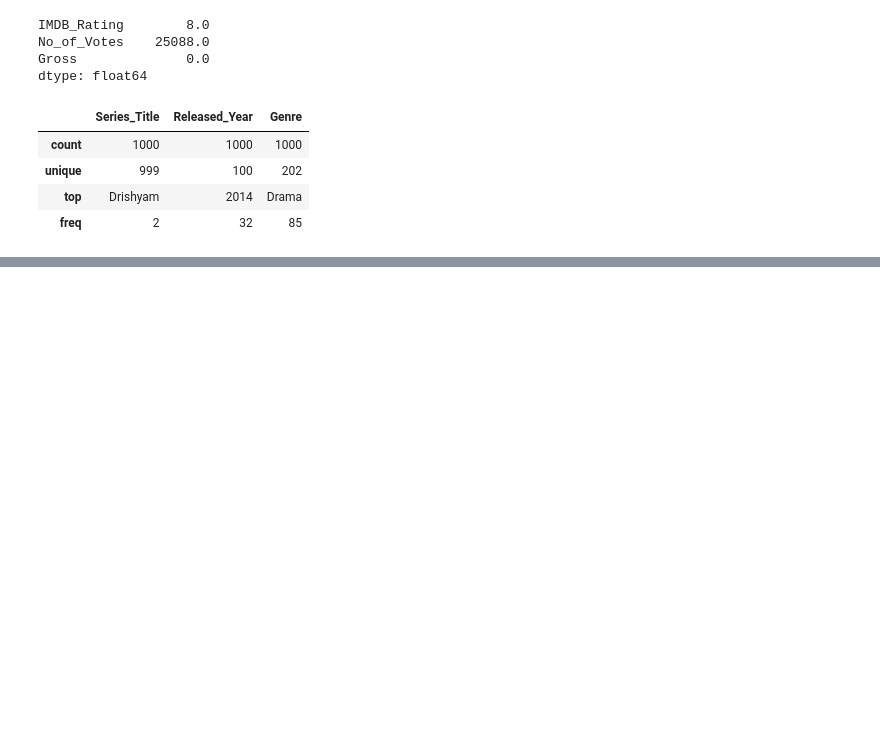
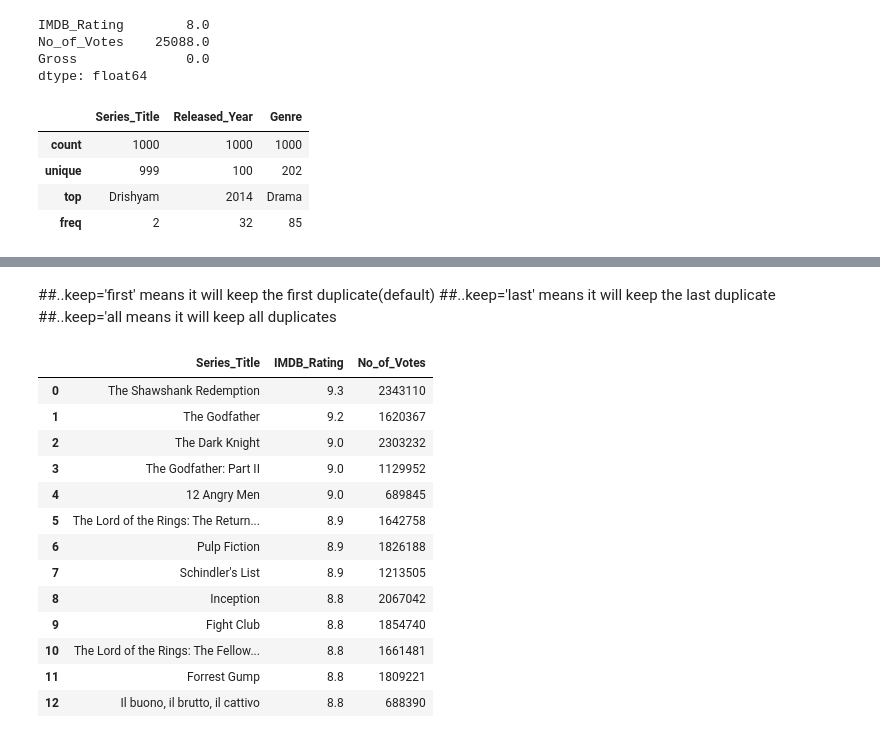
Before and after one commit to SunilDas12/Pandas-Numpy, a Jupyter notebook: 4_1_dataframe.ipynb, the cells around one changed output, grey strips where cells are left out. Cells and saved outputs as stored; diff of their text form; code cells hidden in the pictures; blank space fills up the shorter version.

Commit message:
Pandas dataframe

```diff
--- a/4_1_dataframe.ipynb
+++ b/4_1_dataframe.ipynb
@@ -289,0 +292,5 @@ movies.describe(include=['O'])   # Includes every datatype if you specify 'all'
+# %%
+cols=['Series_Title','IMDB_Rating','No_of_Votes']
+# %%
+movies=pd.read_csv('Resources\imdb_top_1000.csv', usecols=cols)
+movies
@@ -289,0 +370,21 @@ movies.describe(include=['O'])   # Includes every datatype if you specify 'all'
+# %% [markdown]
+##..keep='first' means it will keep the first duplicate(default)
+##..keep='last' means it will keep the last duplicate
+##..keep='all means it will keep all duplicates
+# %%
+movies.nlargest(n=10, columns=['IMDB_Rating'], keep='all')
+# %% [output]
+|  | Series_Title | IMDB_Rating | No_of_Votes |
+| 0 | The Shawshank Redemption | 9.3 | 2343110 |
+| 1 | The Godfather | 9.2 | 1620367 |
+| 2 | The Dark Knight | 9.0 | 2303232 |
+| 3 | The Godfather: Part II | 9.0 | 1129952 |
+| 4 | 12 Angry Men | 9.0 | 689845 |
+| 5 | The Lord of the Rings: The Return... | 8.9 | 1642758 |
+| 6 | Pulp Fiction | 8.9 | 1826188 |
+| 7 | Schindler's List | 8.9 | 1213505 |
+| 8 | Inception | 8.8 | 2067042 |
+| 9 | Fight Club | 8.8 | 1854740 |
+| 10 | The Lord of the Rings: The Fellow... | 8.8 | 1661481 |
+| 11 | Forrest Gump | 8.8 | 1809221 |
+| 12 | Il buono, il brutto, il cattivo | 8.8 | 688390 |
```
Also changed, not shown: parts of 7 cells of this notebook.
